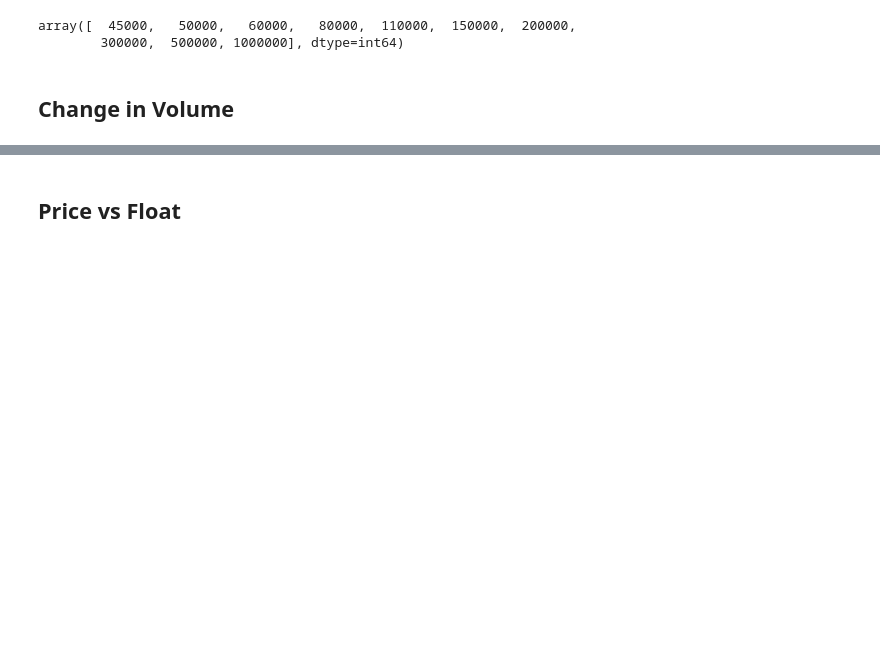
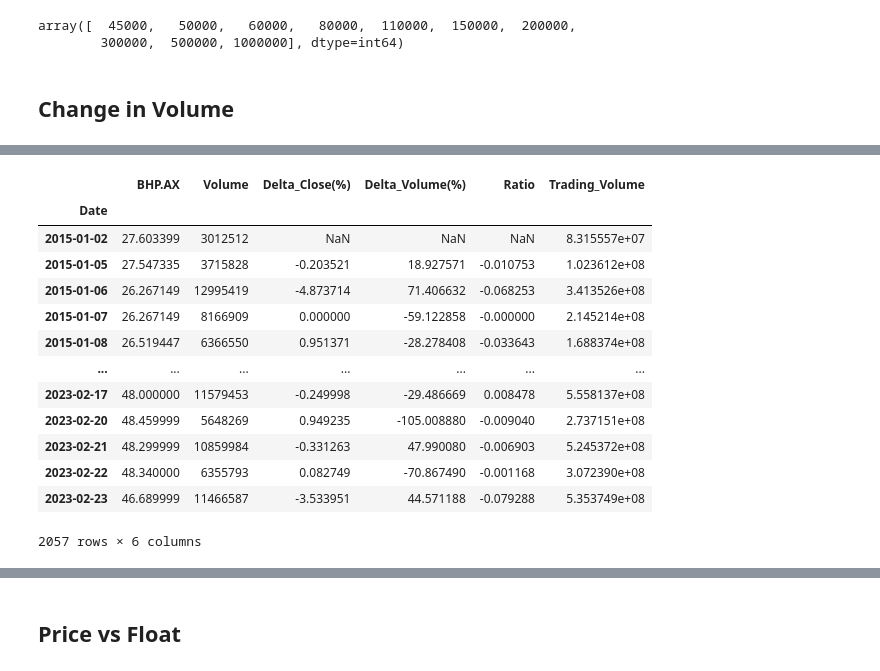
Before and after one commit to ShaunBrentnall/Market-Analysis, a Jupyter notebook: correlation.ipynb, the cells around one changed output, grey strips where cells are left out. Saved outputs shown, nothing was run; the diff lists cells and outputs as text; code cells hidden in the pictures; blank space fills up the shorter version.

```diff
--- a/correlation.ipynb
+++ b/correlation.ipynb
@@ -644,0 +659,24 @@ delta_volume = big_df["Volume"]["BHP.AX"].diff()
+# %%
+df_bhp = big_df["Close"][["BHP.AX"]]
+df_bhp["Volume"] = big_df["Volume"]["BHP.AX"]
+df_bhp["Delta_Close(%)"] = delta_close / df_bhp["BHP.AX"] * 100
+df_bhp["Delta_Volume(%)"] = delta_volume / df_bhp["Volume"] * 100
+df_bhp["Ratio"] = df_bhp["Delta_Close(%)"] / df_bhp["Delta_Volume(%)"]
+df_bhp["Trading_Volume"] = df_bhp["BHP.AX"] * df_bhp["Volume"]
+df_bhp = df_bhp[(np.abs(stats.zscore(df_bhp["Trading_Volume"])) < 3)]
+df_bhp
+# %% [output]
+|  | BHP.AX | Volume | Delta_Close(%) | Delta_Volume(%) | Ratio | Trading_Volume |
+| Date |  |  |  |  |  |  |
+| 2015-01-02 | 27.603399 | 3012512 | NaN | NaN | NaN | 8.315557e+07 |
+| 2015-01-05 | 27.547335 | 3715828 | -0.203521 | 18.927571 | -0.010753 | 1.023612e+08 |
+| 2015-01-06 | 26.267149 | 12995419 | -4.873714 | 71.406632 | -0.068253 | 3.413526e+08 |
+| 2015-01-07 | 26.267149 | 8166909 | 0.000000 | -59.122858 | -0.000000 | 2.145214e+08 |
+| 2015-01-08 | 26.519447 | 6366550 | 0.951371 | -28.278408 | -0.033643 | 1.688374e+08 |
+| ... | ... | ... | ... | ... | ... | ... |
+| 2023-02-17 | 48.000000 | 11579453 | -0.249998 | -29.486669 | 0.008478 | 5.558137e+08 |
+| 2023-02-20 | 48.459999 | 5648269 | 0.949235 | -105.008880 | -0.009040 | 2.737151e+08 |
+| 2023-02-21 | 48.299999 | 10859984 | -0.331263 | 47.990080 | -0.006903 | 5.245372e+08 |
+| 2023-02-22 | 48.340000 | 6355793 | 0.082749 | -70.867490 | -0.001168 | 3.072390e+08 |
+| 2023-02-23 | 46.689999 | 11466587 | -3.533951 | 44.571188 | -0.079288 | 5.353749e+08 |
+2057 rows × 6 columns
```
Also changed, not shown: parts of 10 cells of this notebook, 5 other files.
